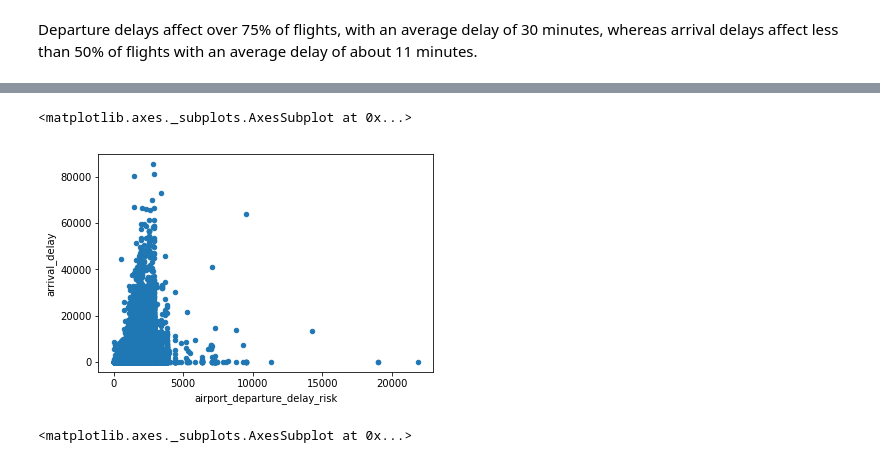
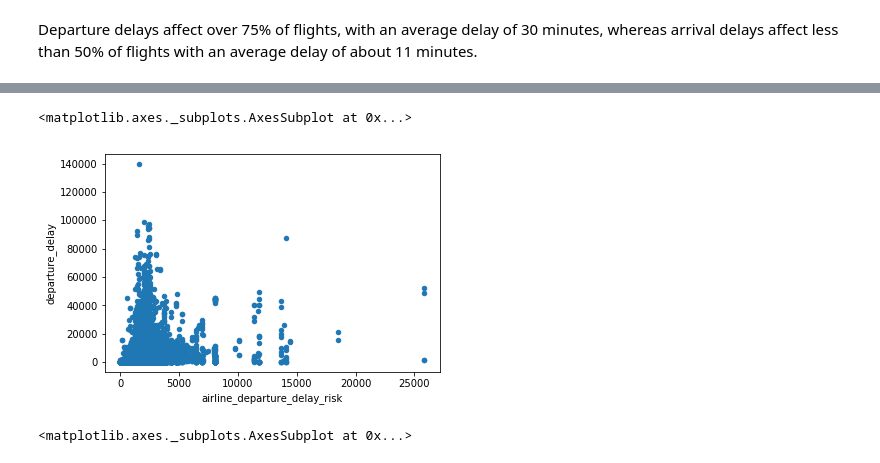
Before and after one commit to dermot-cochran/Interview_data, a Jupyter notebook: Case Study.ipynb, the cells around one changed output, grey strips where cells are left out. Cells and saved outputs as stored; diff of their text form; code cells hidden in the pictures.

```diff
--- a/Case Study.ipynb
+++ b/Case Study.ipynb
@@ -227,6 +237,7 @@ Name: departure_delay, dtype: float64
 # %% [markdown]
 Departure delays affect over 75% of flights, with an average delay of 30 minutes, whereas arrival delays affect less than 50% of flights with an average delay of about 11 minutes.
 # %%
-departure_delays = flights.groupby('flight_origin_name').agg({'departure_delay':'mean'})
-departure_delays.describe()
+departure_delays = flights.groupby('flight_origin_name').agg({'departure_delay':'mean',
+                                                              'assumed_cancellation':'sum'})
+departure_delays.dtypes
 # %% [output]
@@ -297,4 +275,5 @@ arrival_delays.sort_values(by='arrival_delay', ascending=False).head(25)
 # %%
-airline_delays = flights.groupby('airline_name').agg({'departure_delay':'mean','arrival_delay':'mean'})
+airline_delays = flights.groupby('airline_name').agg({'departure_delay':'mean','arrival_delay':'mean',
+                                                     'assumed_cancellation':'sum'})
 airline_delays.describe()
 # %% [output]
@@ -352,5 +309,6 @@ airline_delays.sort_values(by='arrival_delay', ascending=False).head(25)
 # %%
 airline_risk_factors = airline_delays.rename(columns={'departure_delay':'airline_departure_delay_risk',
-                                                     'arrival_delay':'airline_arrival_delay_risk'})
+                                                     'arrival_delay':'airline_arrival_delay_risk',
+                                                     'assumed_cancellation':'cancellation_risk'})
 airline_risk_factors.head()
 # %% [output]
@@ -364,4 +322,5 @@ airline_risk_factors.head()
 # %%
-origin_airport_risk_factors = departure_delays.rename(columns={'departure_delay':'airport_departure_delay_risk'})
+origin_airport_risk_factors = departure_delays.rename(columns={'departure_delay':'airport_departure_delay_risk',
+                                                              'assumed_cancellation':'cancellation_risk'})
 origin_airport_risk_factors.head()
 # %% [output]
@@ -400,6 +360,6 @@ departure_delay_features.head()
 # %%
-departure_delay_features.plot (27, 24, kind='scatter')
+departure_delay_features.plot ('airline_departure_delay_risk', 'departure_delay', kind='scatter')
 # %% [output]
 <matplotlib.axes._subplots.AxesSubplot at 0x...>
-[figure, old version]
+[figure, new version]
 # %%
```
Also changed, not shown: parts of 41 cells of this notebook.
